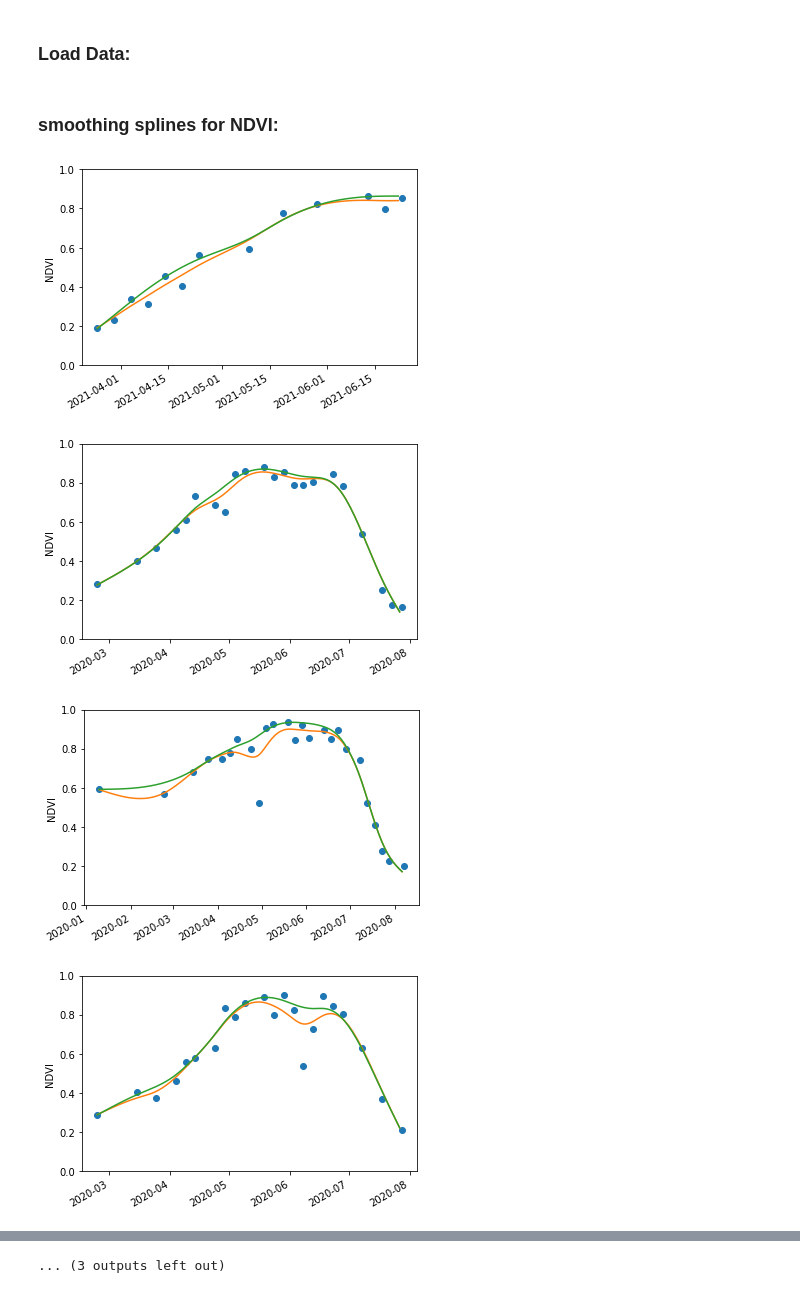
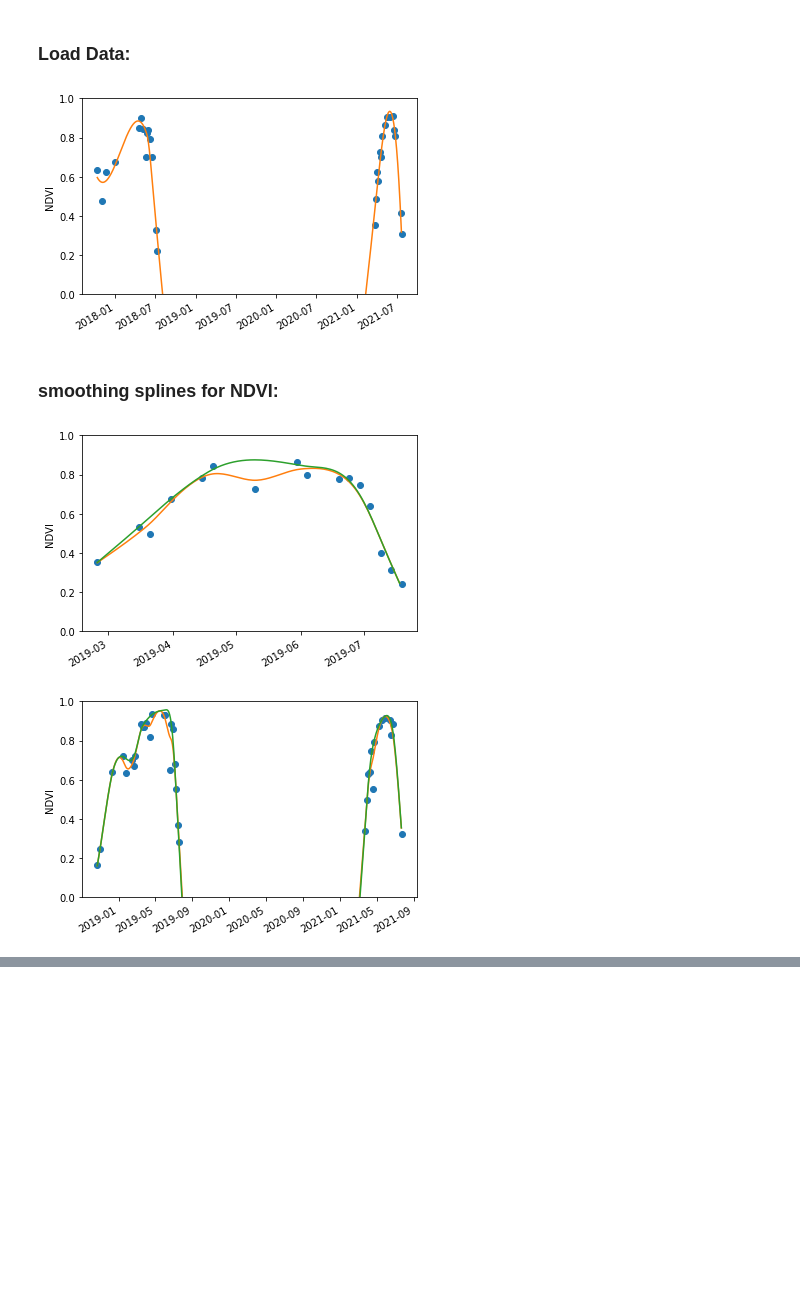
Before and after one commit to LGraz/MasterThesis-Code, a Jupyter notebook: pixel_class.ipynb, the cells around one changed output, grey strips where cells are left out. Saved outputs shown, nothing was run; the diff lists cells and outputs as text; code cells hidden in the pictures; blank space fills up the shorter version.

Commit message:
Added doc&imp of BSplines

```diff
--- a/pixel_class.ipynb
+++ b/pixel_class.ipynb
@@ -23,26 +30,41 @@ else:
 d_cov = pd.read_csv(path_cov)
 d_met = pd.read_csv(path_met)
 d_yie = pd.read_csv(path_yie)
+# %%
+import scipy.interpolate as interpolate
+self = pixel.pixel(d_cov, d_met, d_yie)
+
+x, y, xs_np = self.prepare_interpolation(name="test", y=None, ind_keep=None)
+t, c, k = interpolate.splrep(x, y, s=0.1, k=3)
+spline = interpolate.BSpline(t, c, k, extrapolate=False)
+obj = spline(xs_np)
+obj = pd.DataFrame(obj, columns=["name"])
+self.step_interpolate.join(obj)
+
+
+self.get_b_spline()
+self.plot_ndvi()
+self.plot_step_interpolate("BSpline")
+# %% [output]
+[figure, added]
 # %% [markdown]
 ### smoothing splines for NDVI:
 # %%
-# np.random.seed(1)
+np.random.seed(1)
 smooth = 1e-11/(28*24*3600)
 
-for i in range(15):
-    temp = random_pixel(d_cov, d_met, d_yie, n=1)[0]
+for i in range(2):
+    temp = pixel.pixel(d_cov, d_met, d_yie)
     temp.get_ndvi()
     temp.plot_ndvi()
     temp.get_smooting_spline(name="all", smooth=smooth)
     temp.get_smooting_spline(name="filter", smooth=smooth,
                              ind_keep=temp.filter("ndvi_min"))
     temp.plot_step_interpolate(which="all")
     temp.plot_step_interpolate(which="filter")
     plt.show()
 
 # print(temp)
 # %% [output]
-[figure, old version]
+[figure, new version]
-[figure, old version]
+[figure, new version]
-[figure, removed]
-[figure, removed]
@@ -57,3 +71,2 @@ for i in range(15):
-... (3 outputs left out)
 # %% [markdown]
 # TO DO
```
Also changed, not shown: parts of 3 cells of this notebook, 6 other files.
